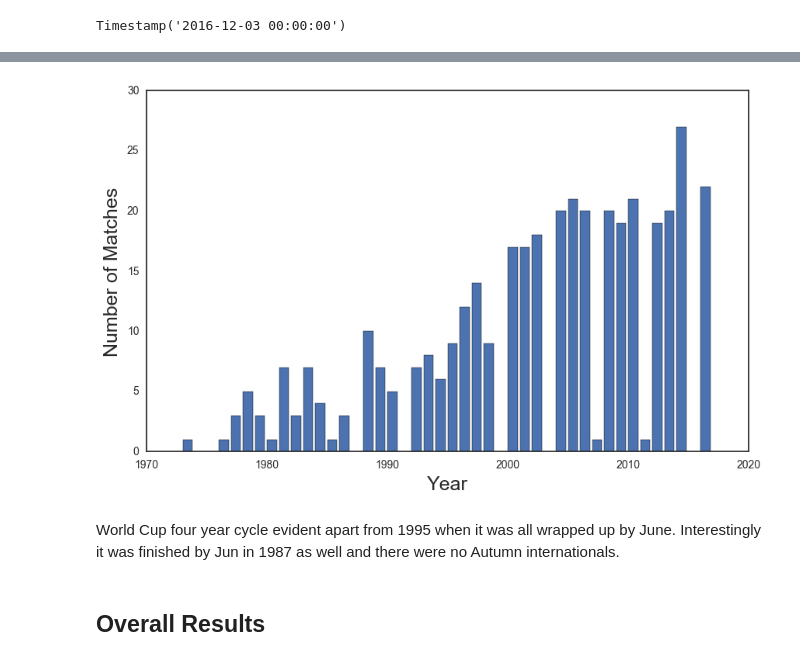
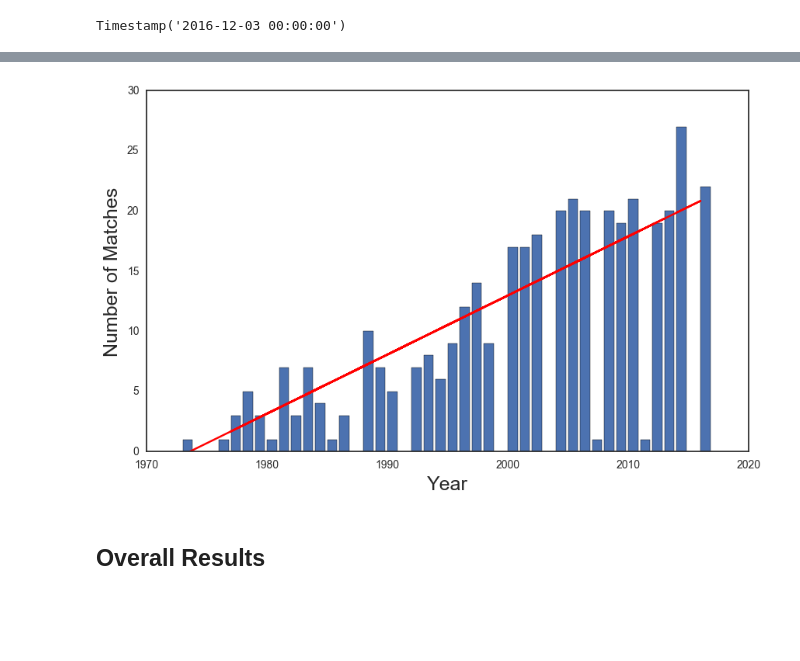
Before and after one commit to gpmurphy7/Rugby_analysis, a Jupyter notebook: Autumn_International_Analysis/Autum_Internationals_First_Look.ipynb, the cells around one changed output, grey strips where cells are left out. Cells and saved outputs as stored; diff of their text form; code cells hidden in the pictures; blank space fills up the shorter version.

```diff
--- a/Autumn_International_Analysis/Autum_Internationals_First_Look.ipynb
+++ b/Autumn_International_Analysis/Autum_Internationals_First_Look.ipynb
@@ -73,3 +73,11 @@ Timestamp('1973-11-10 00:00:00')
 df['Date'].max()
 # %% [output]
 Timestamp('2016-12-03 00:00:00')
+# %%
+#testing trendline
+x = df['Date'].dt.year.value_counts().index
+y = df['Date'].dt.year.value_counts().values
+plt.scatter(x,y)
+z = np.polyfit(x, y, 1)
+p = np.poly1d(z)
+plt.plot(x,p(x),"r--")
@@ -76,16 +87,15 @@ Timestamp('2016-12-03 00:00:00')
 # %%
 sns.set_style("white")
 plt.figure(figsize=(10,6))
-mpl.rcParams['font.size'] = 20
-plt.bar(df['Date'].dt.year.value_counts().index,df['Date'].dt.year.value_counts().values)
+plt.bar(x,y)
+plt.plot(x,p(x),"r-")
+plt.ylim(0,30)
 plt.xlabel('Year', fontsize = 18)
 plt.ylabel('Number of Matches', fontsize =18)
 plt.savefig('figures\matches_per_year.png')
 plt.show()
 # %% [output]
-[figure, old version]
+[figure, new version]
-# %% [markdown]
-World Cup four year cycle evident apart from 1995 when it was all wrapped up by June. Interestingly it was finished by Jun in 1987 as well and there were no Autumn internationals.
 # %% [markdown]
 ## Overall Results
 # %%
```
Also changed, not shown: parts of 33 cells of this notebook, 6 other files.
